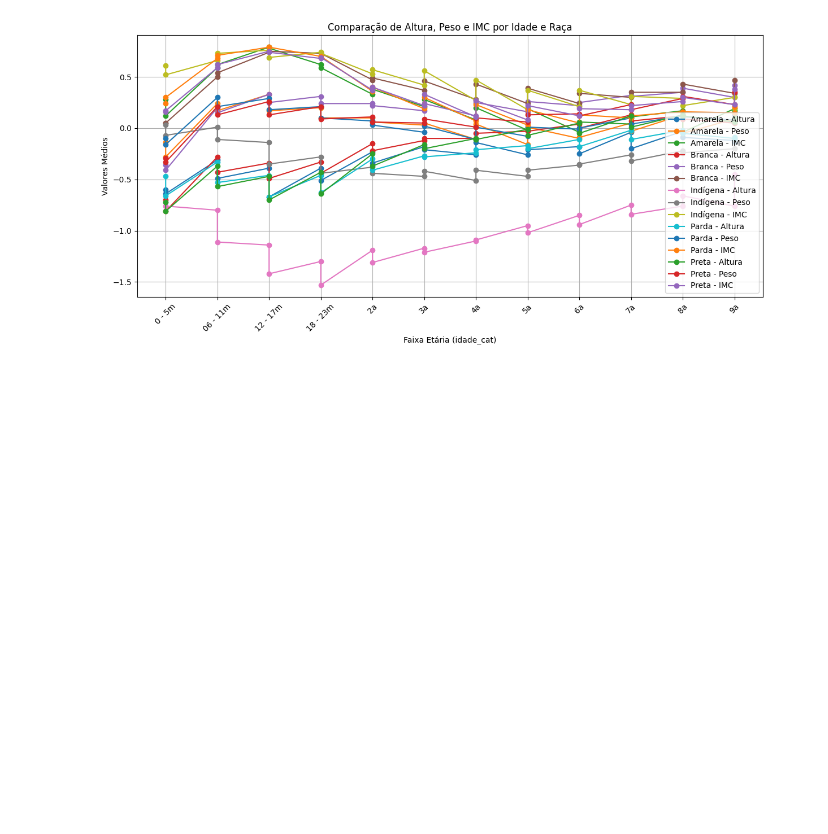
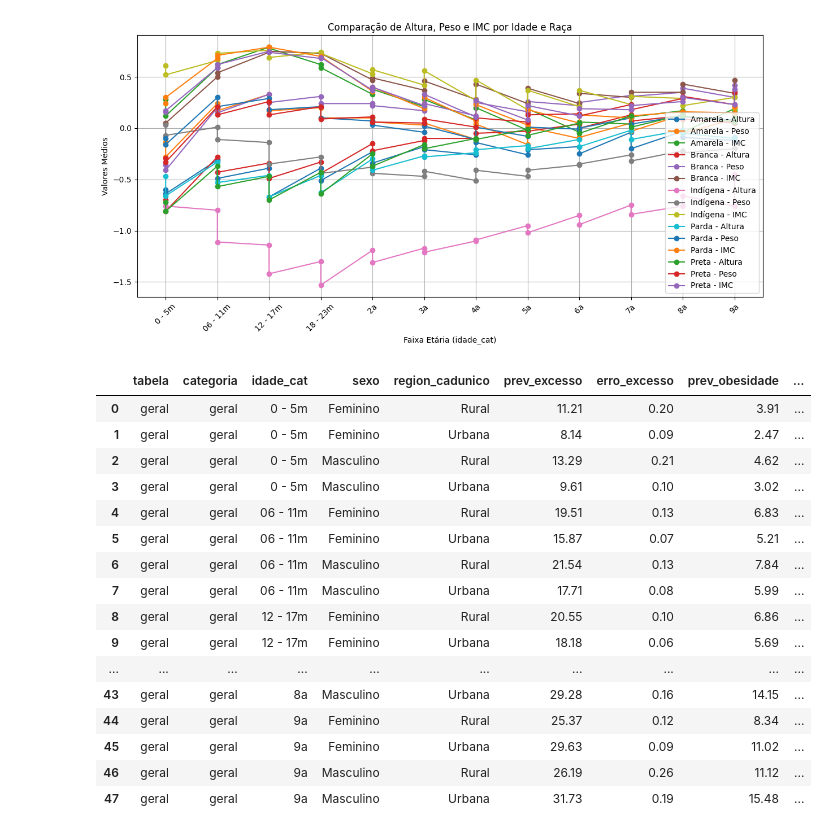
Before and after one commit to ecordeiro/UFMG-obesidade_infantil, a Jupyter notebook: data.ipynb, the cells around one changed output. Drawn from its saved outputs; the diff is of its cells as text; code cells hidden in the pictures; blank space fills up the shorter version.

```diff
--- a/data.ipynb
+++ b/data.ipynb
@@ -362,0 +368,28 @@ plt.show()
+# %%
+caminho = Path("dados") / "originais" / "dados_categorias_sexo_region_cadunico_prev.csv"
+df_categorias_prevalencia = pd.read_csv(caminho,sep=',', decimal='.')
+
+df_categ_geral_prev =  df_categorias_prevalencia.query("tabela == 'geral'")
+df_categ_regiao_prev =  df_categorias_prevalencia.query("tabela == 'regiao'")
+df_categ_estados_prev =  df_categorias_prevalencia.query("tabela == 'estados'")
+df_categ_raca_prev =  df_categorias_prevalencia.query("tabela == 'raca'")
+# %%
+df_categ_geral_prev
+# %% [output]
+|  | tabela | categoria | idade_cat | sexo | region_cadunico | prev_excesso | erro_excesso | prev_obesidade | ... |
+| 0 | geral | geral | 0 - 5m | Feminino | Rural | 11.21 | 0.20 | 3.91 | ... |
+| 1 | geral | geral | 0 - 5m | Feminino | Urbana | 8.14 | 0.09 | 2.47 | ... |
+| 2 | geral | geral | 0 - 5m | Masculino | Rural | 13.29 | 0.21 | 4.62 | ... |
+| 3 | geral | geral | 0 - 5m | Masculino | Urbana | 9.61 | 0.10 | 3.02 | ... |
+| 4 | geral | geral | 06 - 11m | Feminino | Rural | 19.51 | 0.13 | 6.83 | ... |
+| 5 | geral | geral | 06 - 11m | Feminino | Urbana | 15.87 | 0.07 | 5.21 | ... |
+| 6 | geral | geral | 06 - 11m | Masculino | Rural | 21.54 | 0.13 | 7.84 | ... |
+| 7 | geral | geral | 06 - 11m | Masculino | Urbana | 17.71 | 0.08 | 5.99 | ... |
+| 8 | geral | geral | 12 - 17m | Feminino | Rural | 20.55 | 0.10 | 6.86 | ... |
+| 9 | geral | geral | 12 - 17m | Feminino | Urbana | 18.18 | 0.06 | 5.69 | ... |
+| ... | ... | ... | ... | ... | ... | ... | ... | ... | ... |
+| 43 | geral | geral | 8a | Masculino | Urbana | 29.28 | 0.16 | 14.15 | ... |
+| 44 | geral | geral | 9a | Feminino | Rural | 25.37 | 0.12 | 8.34 | ... |
+| 45 | geral | geral | 9a | Feminino | Urbana | 29.63 | 0.09 | 11.02 | ... |
+| 46 | geral | geral | 9a | Masculino | Rural | 26.19 | 0.26 | 11.12 | ... |
+| 47 | geral | geral | 9a | Masculino | Urbana | 31.73 | 0.19 | 15.48 | ... |
```
Also changed, not shown: parts of 1 cell of this notebook, 15 other files.
